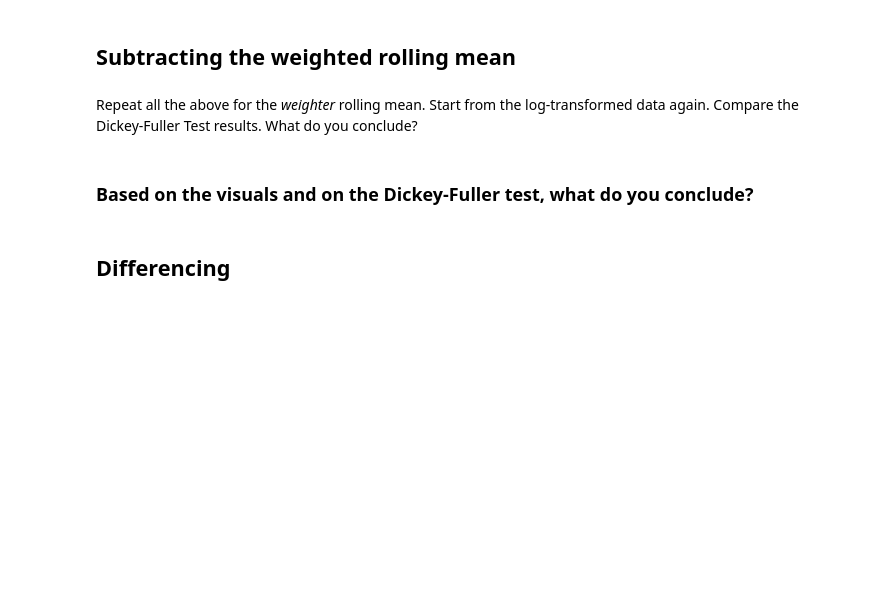
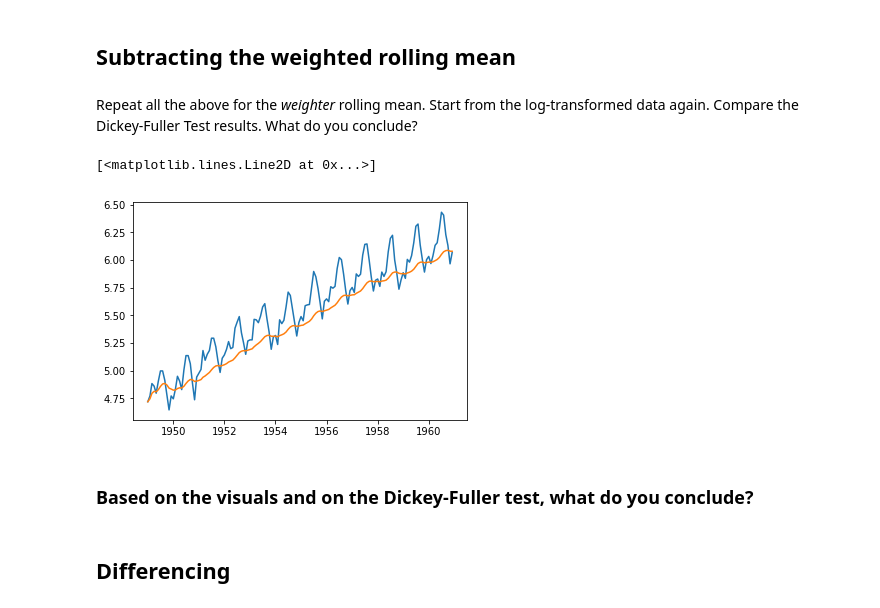
Before and after one commit to npschafer/dsc-removing-trends-lab-houston-ds-042219, a Jupyter notebook: index.ipynb, the cells around one changed output. Cells and saved outputs as stored; diff of their text form; code cells hidden in the pictures; blank space fills up the shorter version.

```diff
--- a/index.ipynb
+++ b/index.ipynb
@@ -151,8 +153,12 @@ dtype: float64
 Repeat all the above for the *weighter* rolling mean. Start from the log-transformed data again. Compare the Dickey-Fuller Test results. What do you conclude?
 # %%
 # Use Pandas ewma() to calculate Weighted Moving Average of ts_log
-
+plt.plot(ts)
+plt.plot(ts.ewm(halflife=10).mean())
 # Plot the original data with exp weighted average
+# %% [output]
+[<matplotlib.lines.Line2D at 0x...>]
+[figure, added]
 # %%
 # Subtract the moving average from the original data and plot
 # %%
```
Also changed, not shown: parts of 1 cell of this notebook.
